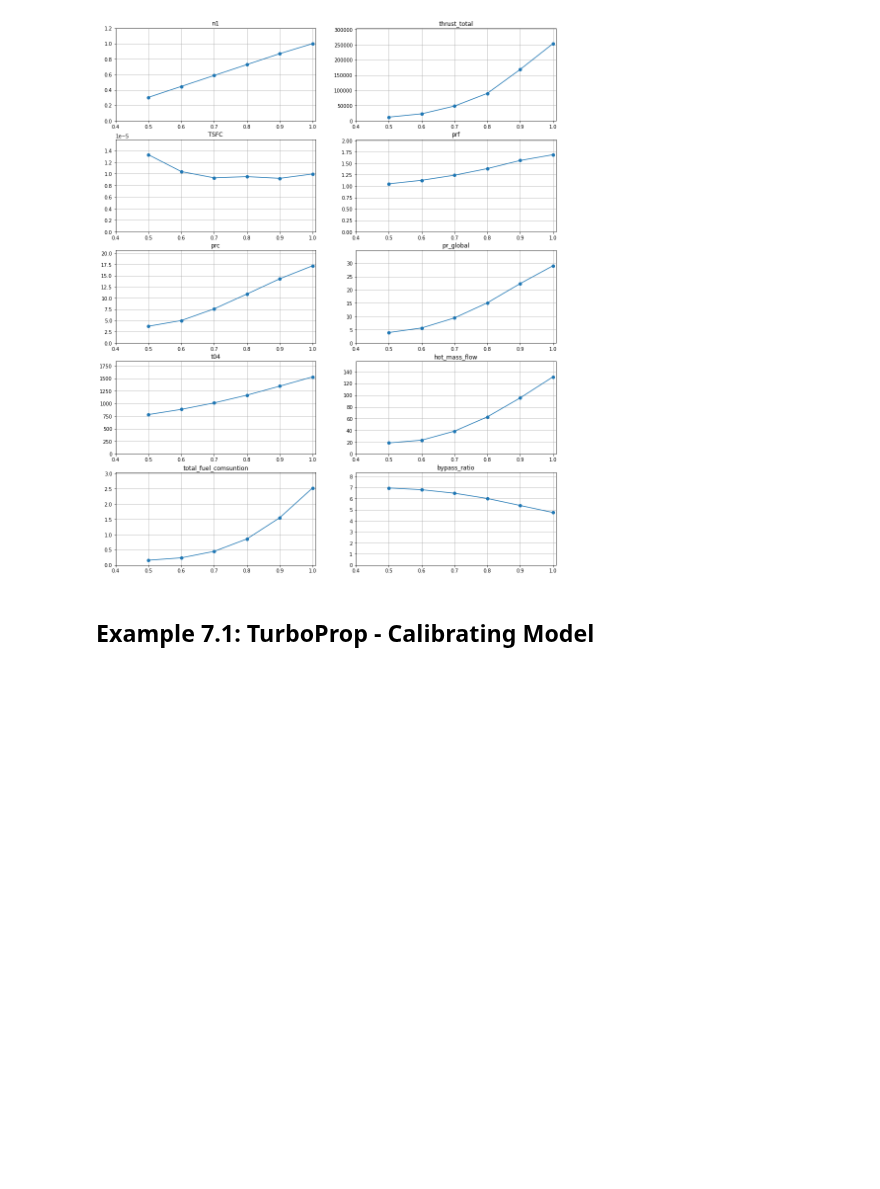
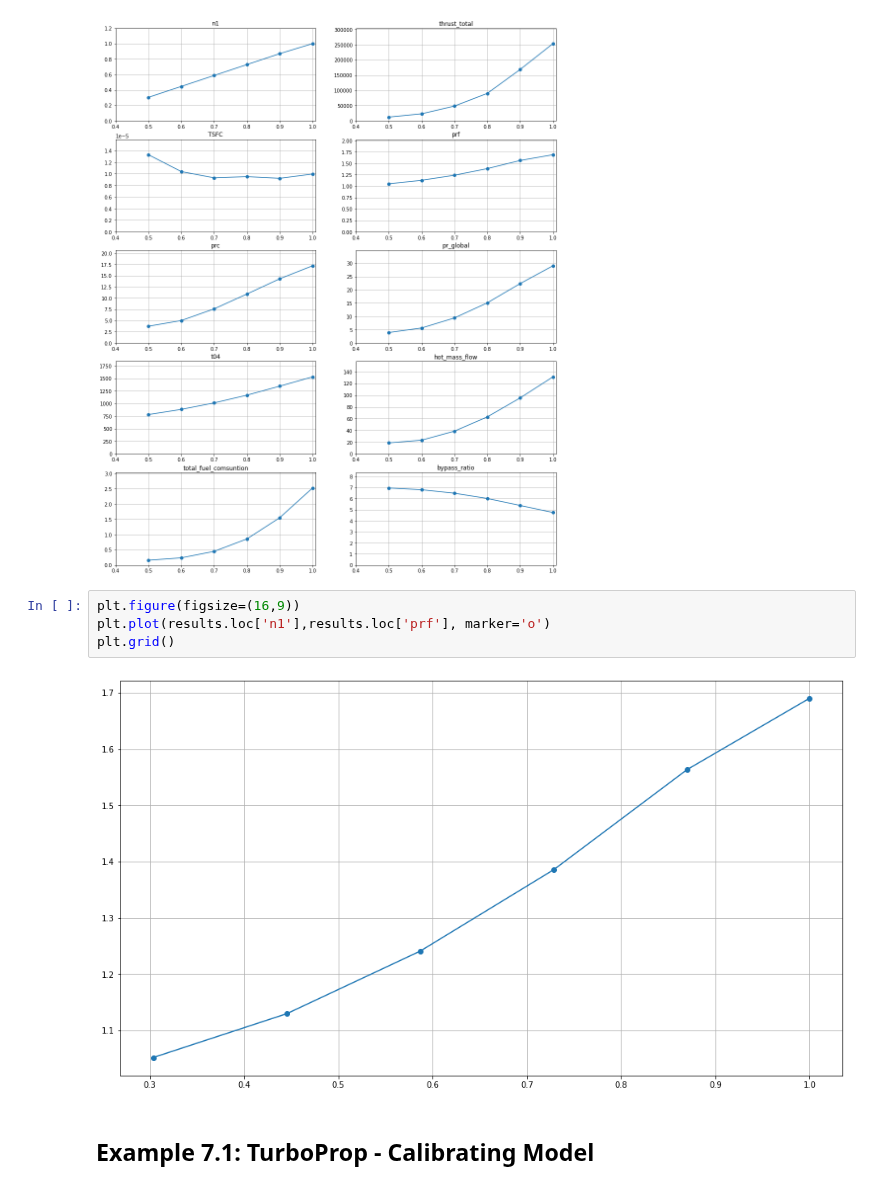
Before and after one commit to jonasdegrave/gas-turbine, a Jupyter notebook: notebook_course_examples.ipynb, the cells around one changed output. Cells and saved outputs as stored; diff of their text form; blank space fills up the shorter version.

```diff
--- a/notebook_course_examples.ipynb
+++ b/notebook_course_examples.ipynb
@@ -284,6 +284,12 @@ for i in range(0,rows):
         aux += 1
 # %% [output]
 [figure]
+# %%
+plt.figure(figsize=(16,9))
+plt.plot(results.loc['n1'],results.loc['prf'], marker='o')
+plt.grid()
+# %% [output]
+[figure, added]
 # %% [markdown]
 ## Example 7.1: TurboProp - Calibrating Model
 # %% [markdown]
```
Also changed, not shown: parts of 2 cells of this notebook, 1 other file.
